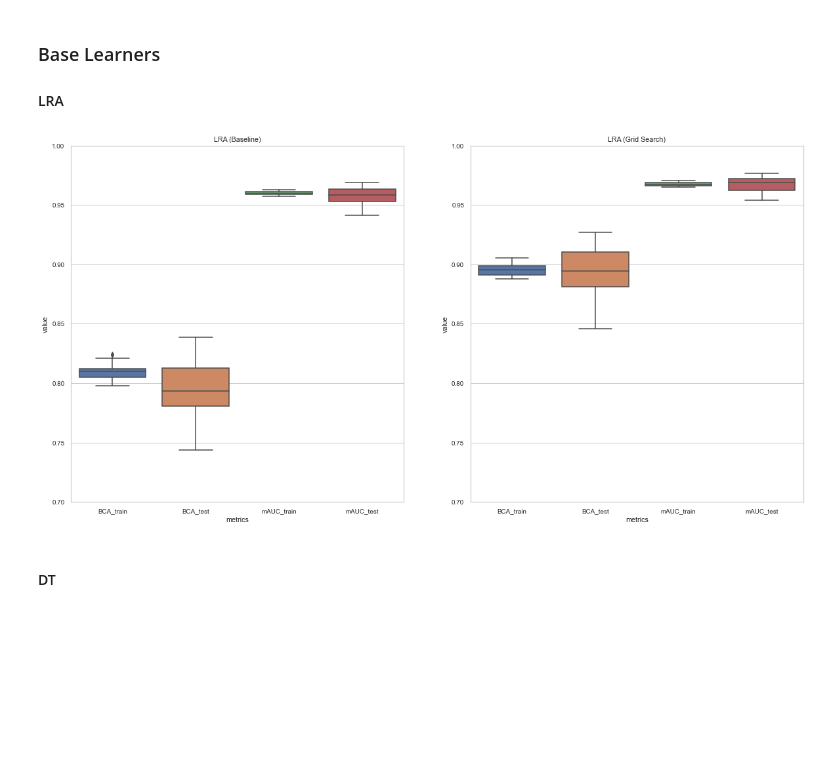
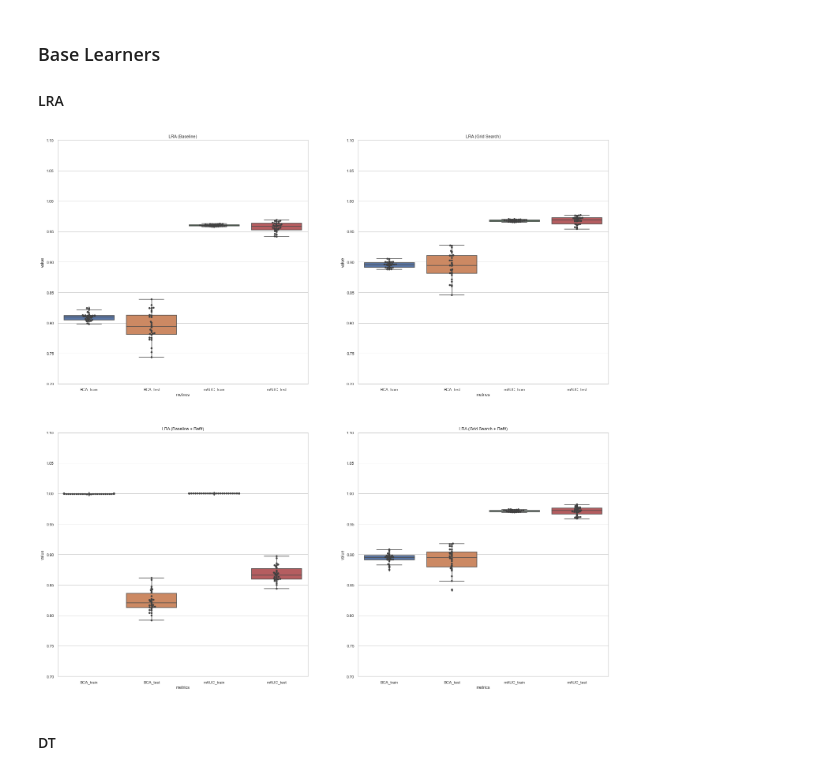
Before and after one commit to rusane/natural-computing, a Jupyter notebook: Project/Result Plots.ipynb, the cells around one changed output. Saved outputs shown, nothing was run; the diff lists cells and outputs as text; code cells hidden in the pictures; blank space fills up the shorter version.

Commit message:
add base learner runs (refit data) for default params + update results plot

```diff
--- a/Project/Result Plots.ipynb
+++ b/Project/Result Plots.ipynb
@@ -31,30 +46,54 @@ def_svm_df = pd.read_csv("./results/def_svc.csv")
 stk_df = pd.read_csv('./results/stk.csv')
 stk_cv_df = pd.read_csv('./results/stk_cv.csv')
 # %%
-def plot_result(df1, df2, y1, t1, y2, t2):
+def plot_result(df1, df2, df3, df4, y1, t1, y2, t2, y3, t3, y4, t4):
     '''function to visualize box plots'''
-    plt.figure(figsize=(20,10))
-    plt.subplot(1,2,1)
+    plt.figure(figsize=(25,25))
+    plt.subplot(2,2,1)
     sns.boxplot(x="metrics", y="value",
                 data=pd.melt(df1, var_name='metrics'))
+    sns.swarmplot(x="metrics", y="value", color=".25",
+                  data=pd.melt(df1, var_name='metrics'))
     plt.ylim(y1)
     plt.title(t1)
-    plt.subplot(1,2,2)
+
+    plt.subplot(2,2,2)
     sns.boxplot(x="metrics", y="value",
                 data=pd.melt(df2, var_name='metrics'))
+    sns.swarmplot(x="metrics", y="value", color=".25",
+                  data=pd.melt(df2, var_name='metrics'))
     plt.ylim(y2)
     plt.title(t2)
+
+    plt.subplot(2,2,3)
+    sns.boxplot(x="metrics", y="value",
+                data=pd.melt(df3, var_name='metrics'))
+    sns.swarmplot(x="metrics", y="value", color=".25",
+                  data=pd.melt(df3, var_name='metrics'))
+    plt.ylim(y3)
+    plt.title(t3)
+
+    plt.subplot(2,2,4)
+    sns.boxplot(x="metrics", y="value",
+                data=pd.melt(df4, var_name='metrics'))
+    sns.swarmplot(x="metrics", y="value", color=".25",
+                  data=pd.melt(df4, var_name='metrics'))
+    plt.ylim(y4)
+    plt.title(t4)
+
     plt.show()
 # %% [markdown]
 ### Base Learners
 
 #### LRA
 # %%
-plot_result(def_lra_df, lra_df,
-            [0.7,1], "LRA (Baseline)",
-            [0.7,1], "LRA (Grid Search)")
+plot_result(def_lra_df, lra_df, def_refit_lra_df, refit_lra_df,
+            [0.7,1.1], "LRA (Baseline)",
+            [0.7,1.1], "LRA (Grid Search)",
+            [0.7,1.1], "LRA (Baseline + Refit)",
+            [0.7,1.1], "LRA (Grid Search + Refit)")
 # %% [output]
-[figure, old version]
+[figure, new version]
 # %% [markdown]
 #### DT
 # %%
```
Also changed, not shown: parts of 4 cells of this notebook, 8 other files.
